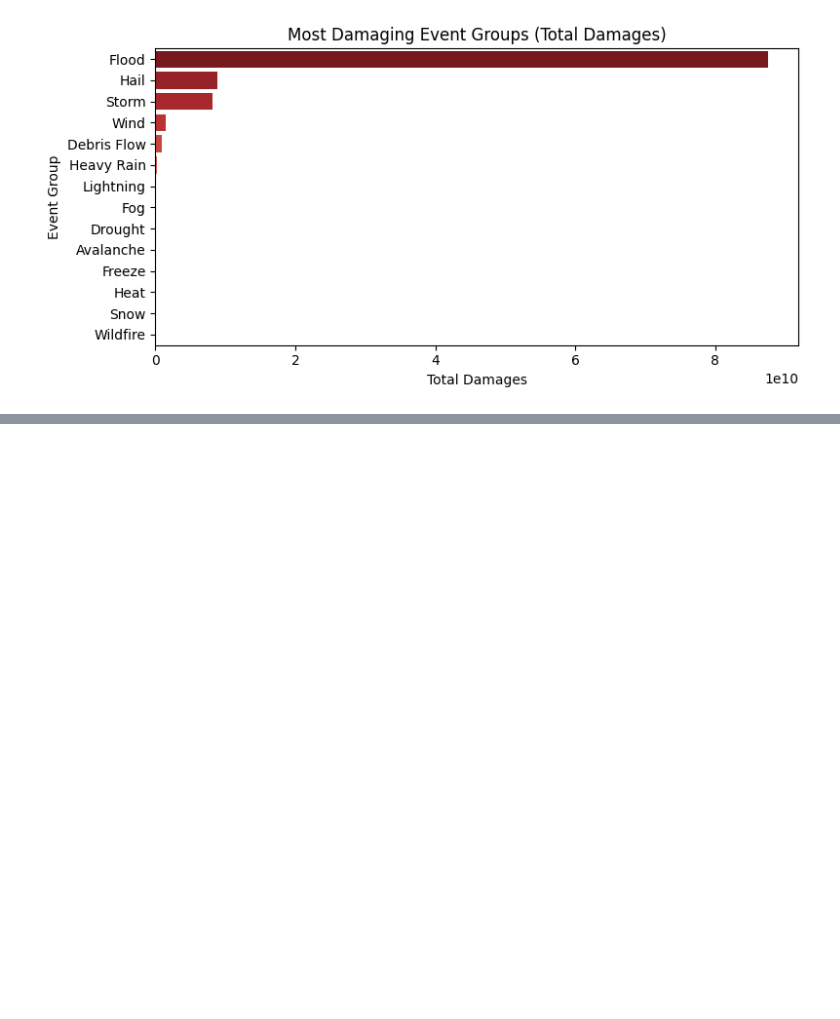
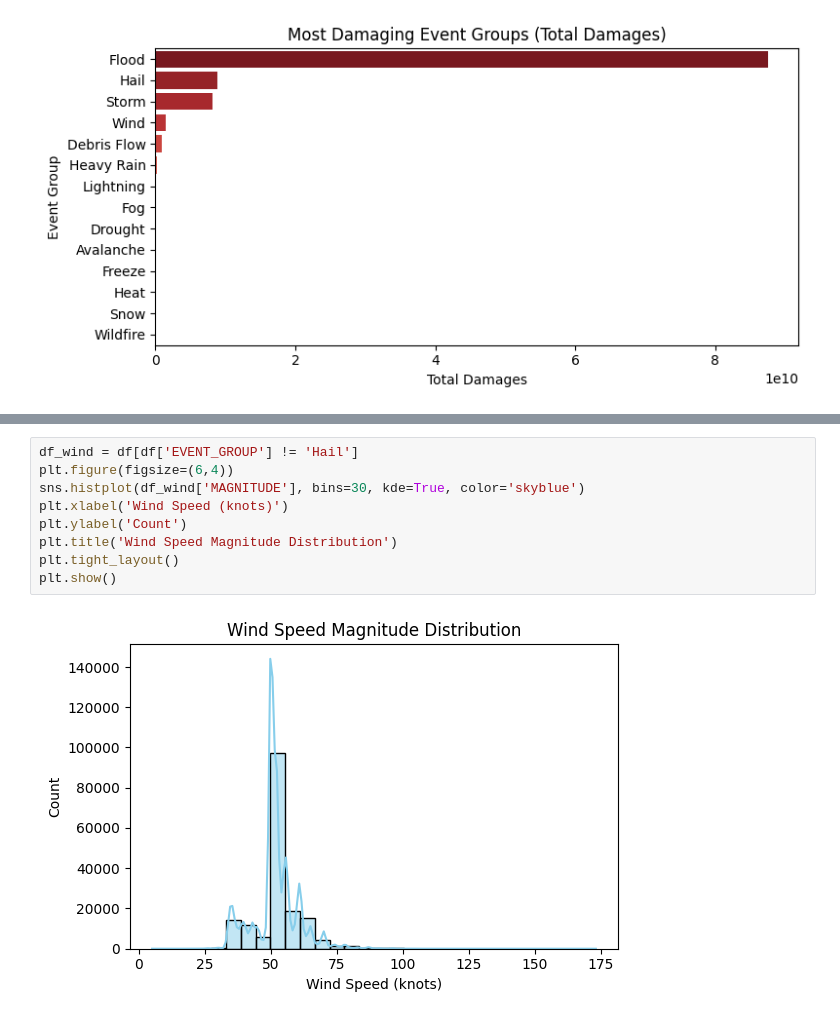
Before and after one commit to mattialodi0/progA3I, a Jupyter notebook: dataset_exploration/disasters_expolarion.ipynb, the cells around one changed output, grey strips where cells are left out. Drawn from its saved outputs; the diff is of its cells as text; blank space fills up the shorter version.

```diff
--- a/dataset_exploration/disasters_expolarion.ipynb
+++ b/dataset_exploration/disasters_expolarion.ipynb
@@ -541,0 +577,11 @@ plt.show()
+# %%
+df_wind = df[df['EVENT_GROUP'] != 'Hail']
+plt.figure(figsize=(6,4))
+sns.histplot(df_wind['MAGNITUDE'], bins=30, kde=True, color='skyblue')
+plt.xlabel('Wind Speed (knots)')
+plt.ylabel('Count')
+plt.title('Wind Speed Magnitude Distribution')
+plt.tight_layout()
+plt.show()
+# %% [output]
+[figure, added]
```
Also changed, not shown: parts of 6 cells of this notebook.
